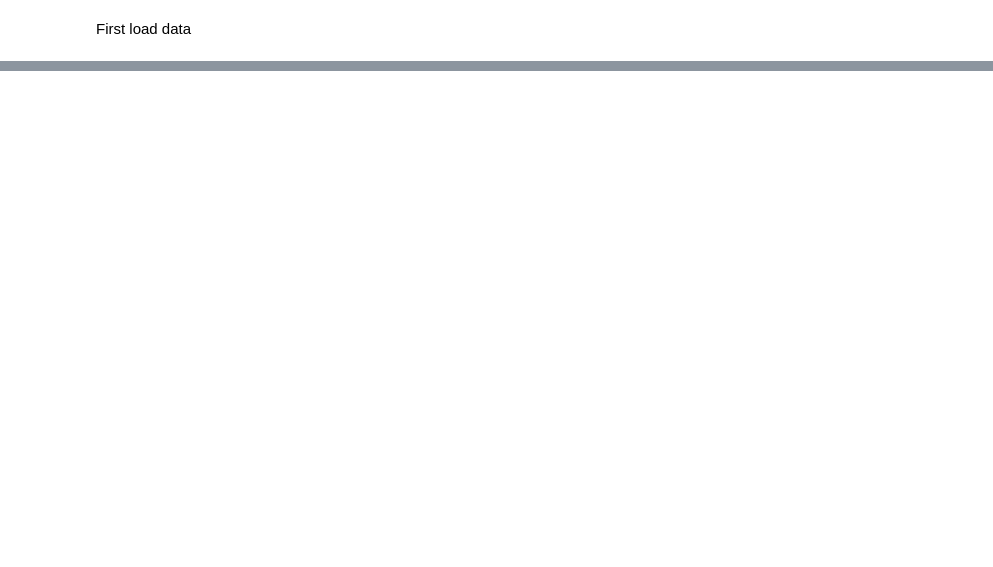
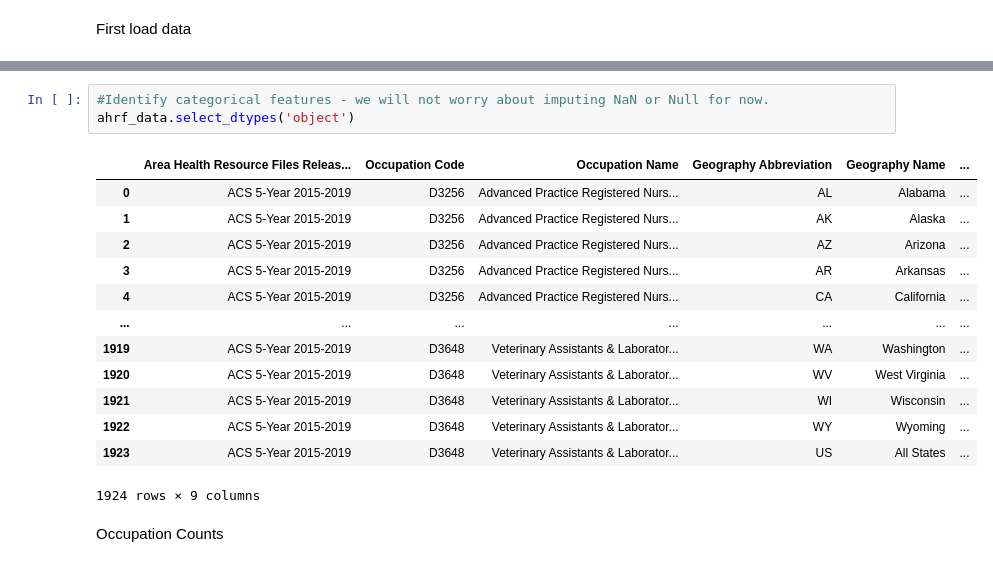
Before and after one commit to BTExpress1/healthCareAccess, a Jupyter notebook: notebooks/Capstone_Two.ipynb, the cells around one changed output, grey strips where cells are left out. Saved outputs shown, nothing was run; the diff lists cells and outputs as text; blank space fills up the shorter version.

```diff
--- a/notebooks/Capstone_Two.ipynb
+++ b/notebooks/Capstone_Two.ipynb
@@ -19,0 +235,19 @@ FileNotFoundError: [Errno 2] No such file or directory: '../Data/compiled_data.p
+# %%
+#Identify categorical features - we will not worry about imputing NaN or Null for now.
+ahrf_data.select_dtypes('object')
+# %% [output]
+|  | Area Health Resource Files Releas... | Occupation Code | Occupation Name | Geography Abbreviation | Geography Name | ... |
+| 0 | ACS 5-Year 2015-2019 | D3256 | Advanced Practice Registered Nurs... | AL | Alabama | ... |
+| 1 | ACS 5-Year 2015-2019 | D3256 | Advanced Practice Registered Nurs... | AK | Alaska | ... |
+| 2 | ACS 5-Year 2015-2019 | D3256 | Advanced Practice Registered Nurs... | AZ | Arizona | ... |
+| 3 | ACS 5-Year 2015-2019 | D3256 | Advanced Practice Registered Nurs... | AR | Arkansas | ... |
+| 4 | ACS 5-Year 2015-2019 | D3256 | Advanced Practice Registered Nurs... | CA | California | ... |
+| ... | ... | ... | ... | ... | ... | ... |
+| 1919 | ACS 5-Year 2015-2019 | D3648 | Veterinary Assistants & Laborator... | WA | Washington | ... |
+| 1920 | ACS 5-Year 2015-2019 | D3648 | Veterinary Assistants & Laborator... | WV | West Virginia | ... |
+| 1921 | ACS 5-Year 2015-2019 | D3648 | Veterinary Assistants & Laborator... | WI | Wisconsin | ... |
+| 1922 | ACS 5-Year 2015-2019 | D3648 | Veterinary Assistants & Laborator... | WY | Wyoming | ... |
+| 1923 | ACS 5-Year 2015-2019 | D3648 | Veterinary Assistants & Laborator... | US | All States | ... |
+1924 rows × 9 columns
+# %% [markdown]
+Occupation Counts
```
Also changed, not shown: parts of 33 cells of this notebook.
